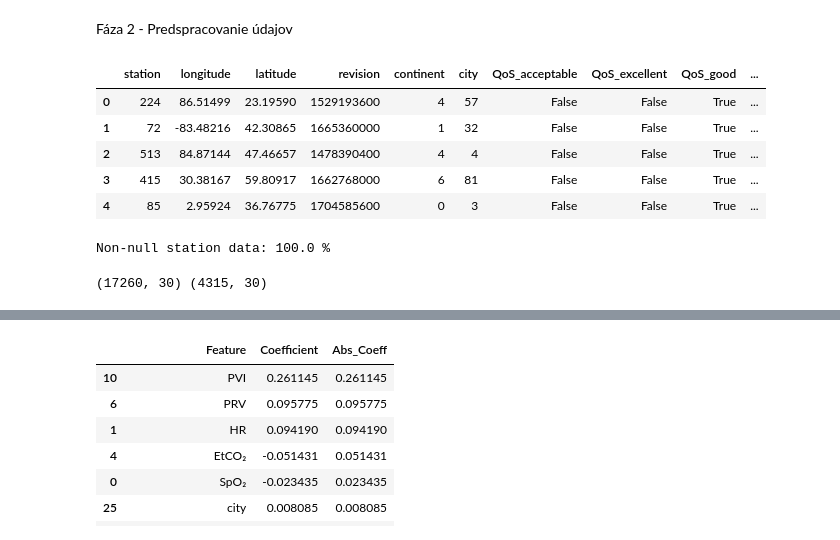
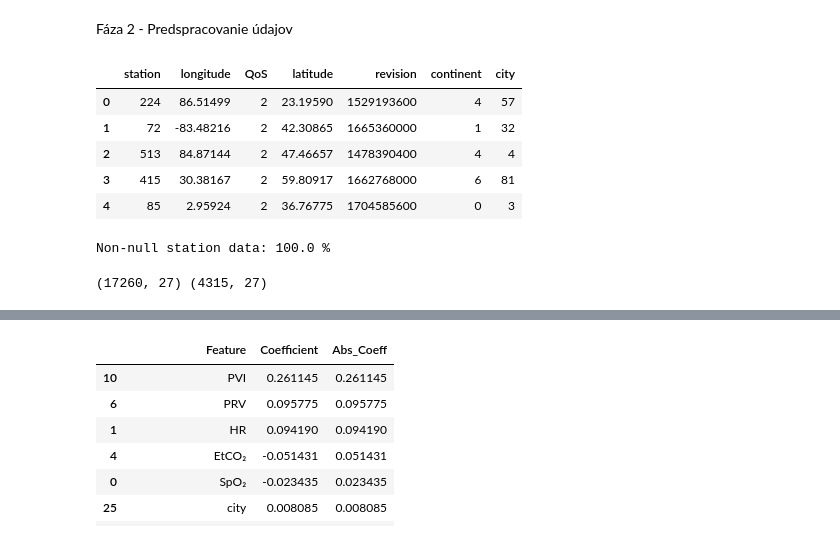
Before and after one commit to frtndmd/iau_Kosharova_Oliinyk_67, a Jupyter notebook: src/faza2.ipynb, the cells around one changed output, grey strips where cells are left out. Drawn from its saved outputs; the diff is of its cells as text; code cells hidden in the pictures.

```diff
--- a/src/faza2.ipynb
+++ b/src/faza2.ipynb
@@ -40,23 +39,21 @@ station_df = pd.read_csv(path / "station.csv")
 # %%
 station_df["revision"] = pd.to_datetime(station_df["revision"], errors="coerce")
 station_df["revision"] = station_df["revision"].astype("int64") // 10**9
 
 le = LabelEncoder()
-for col in ["station", "continent", "city"]:
+for col in ["station", "continent", "city", "QoS"]:
     if col in station_df.columns:
         station_df[col] = station_df[col].fillna("Missing")
         station_df[col] = le.fit_transform(station_df[col].astype(str))
 
-station_df = pd.get_dummies(station_df, columns=["QoS"], prefix="QoS")
-
 display(station_df.head())
 # %% [output]
-|  | station | longitude | latitude | revision | continent | city | QoS_acceptable | QoS_excellent | QoS_good | ... |
-| 0 | 224 | 86.51499 | 23.19590 | 1529193600 | 4 | 57 | False | False | True | ... |
-| 1 | 72 | -83.48216 | 42.30865 | 1665360000 | 1 | 32 | False | False | True | ... |
-| 2 | 513 | 84.87144 | 47.46657 | 1478390400 | 4 | 4 | False | False | True | ... |
-| 3 | 415 | 30.38167 | 59.80917 | 1662768000 | 6 | 81 | False | False | True | ... |
-| 4 | 85 | 2.95924 | 36.76775 | 1704585600 | 0 | 3 | False | False | True | ... |
+|  | station | longitude | QoS | latitude | revision | continent | city |
+| 0 | 224 | 86.51499 | 2 | 23.19590 | 1529193600 | 4 | 57 |
+| 1 | 72 | -83.48216 | 2 | 42.30865 | 1665360000 | 1 | 32 |
+| 2 | 513 | 84.87144 | 2 | 47.46657 | 1478390400 | 4 | 4 |
+| 3 | 415 | 30.38167 | 2 | 59.80917 | 1662768000 | 6 | 81 |
+| 4 | 85 | 2.95924 | 2 | 36.76775 | 1704585600 | 0 | 3 |
 # %%
 merged_df = pd.merge(
     observation_df,
@@ -78,5 +75,5 @@ X_train, X_test, y_train, y_test = train_test_split(
 
 print(X_train.shape, X_test.shape)
 # %% [output]
-(17260, 30) (4315, 30)
+(17260, 27) (4315, 27)
 # %%
```
Also changed, not shown: parts of 4 cells of this notebook.
